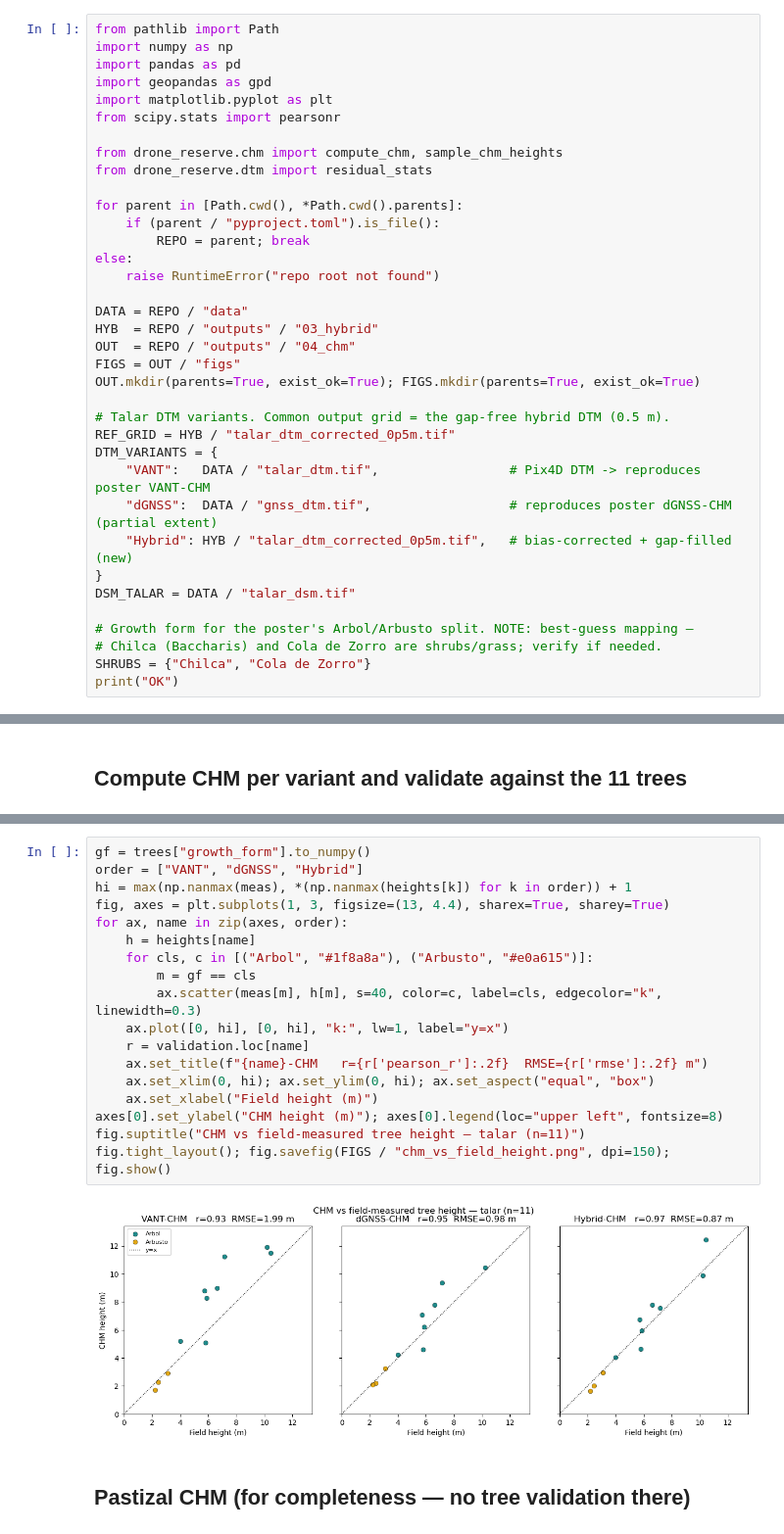
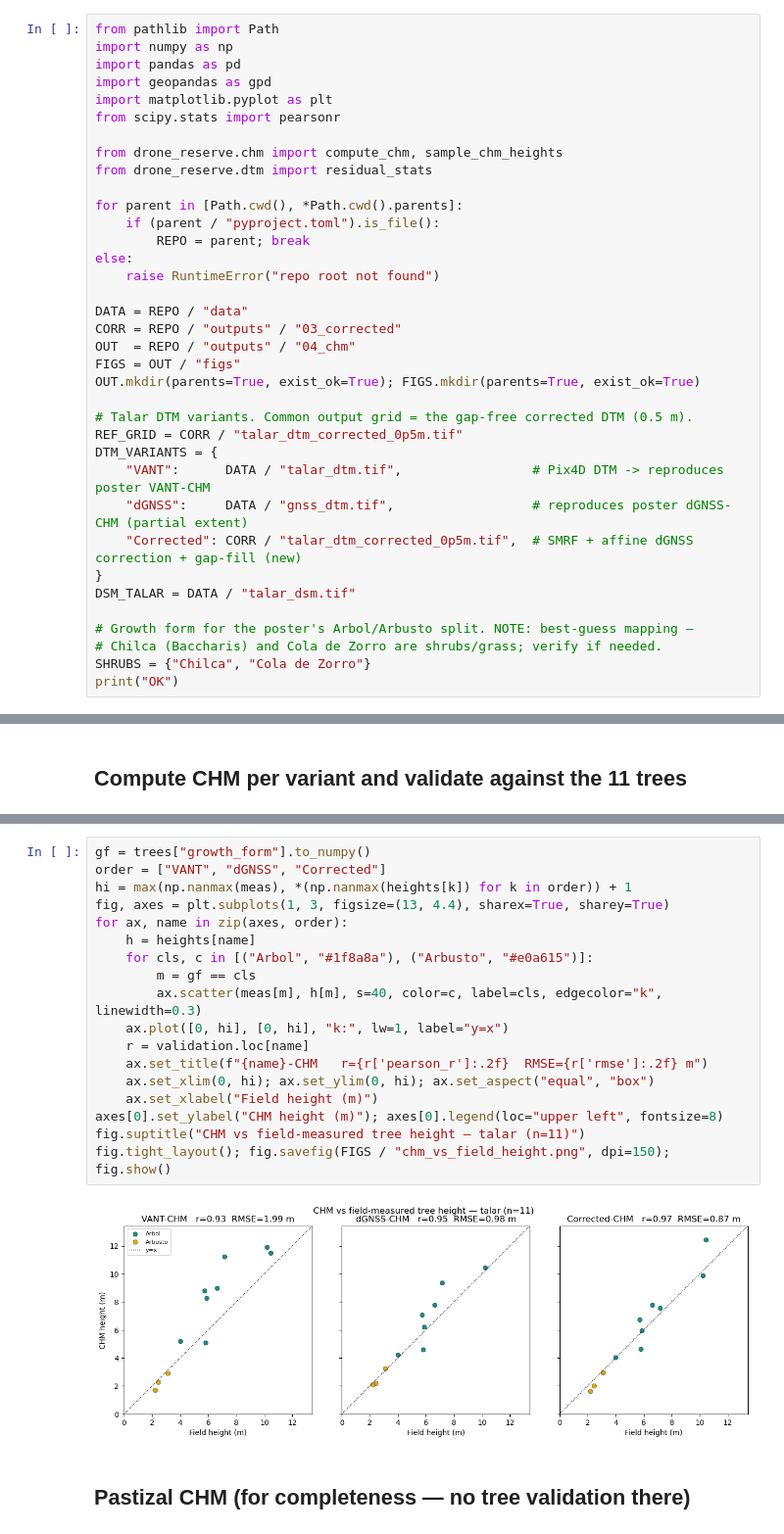
Before and after one commit to FranciscoGBianco/drone-reserve, a Jupyter notebook: notebooks/04_chm.ipynb, the cells around one changed output, grey strips where cells are left out. Shown at 98% size. Drawn from its saved outputs; the diff is of its cells as text.

Commit message:
Changed terminology from hybrid->corrected

```diff
--- a/notebooks/04_chm.ipynb
+++ b/notebooks/04_chm.ipynb
@@ -36,17 +36,17 @@ else:
     raise RuntimeError("repo root not found")
 
 DATA = REPO / "data"
-HYB  = REPO / "outputs" / "03_hybrid"
+CORR = REPO / "outputs" / "03_corrected"
 OUT  = REPO / "outputs" / "04_chm"
 FIGS = OUT / "figs"
 OUT.mkdir(parents=True, exist_ok=True); FIGS.mkdir(parents=True, exist_ok=True)
 
-# Talar DTM variants. Common output grid = the gap-free hybrid DTM (0.5 m).
-REF_GRID = HYB / "talar_dtm_corrected_0p5m.tif"
+# Talar DTM variants. Common output grid = the gap-free corrected DTM (0.5 m).
+REF_GRID = CORR / "talar_dtm_corrected_0p5m.tif"
 DTM_VARIANTS = {
-    "VANT":   DATA / "talar_dtm.tif",                 # Pix4D DTM -> reproduces poster VANT-CHM
-    "dGNSS":  DATA / "gnss_dtm.tif",                  # reproduces poster dGNSS-CHM (partial extent)
-    "Hybrid": HYB / "talar_dtm_corrected_0p5m.tif",   # bias-corrected + gap-filled (new)
+    "VANT":      DATA / "talar_dtm.tif",                 # Pix4D DTM -> reproduces poster VANT-CHM
+    "dGNSS":     DATA / "gnss_dtm.tif",                  # reproduces poster dGNSS-CHM (partial extent)
+    "Corrected": CORR / "talar_dtm_corrected_0p5m.tif",  # SMRF + affine dGNSS correction + gap-fill (new)
 }
 DSM_TALAR = DATA / "talar_dsm.tif"
 
@@ -119,24 +119,24 @@ Poster reported Pearson r = 0.95-0.98 for VANT-CHM and dGNSS-CHM. Colours follow
 the poster's Arbol/Arbusto split.
 # %%
 gf = trees["growth_form"].to_numpy()
-order = ["VANT", "dGNSS", "Hybrid"]
+order = ["VANT", "dGNSS", "Corrected"]
 hi = max(np.nanmax(meas), *(np.nanmax(heights[k]) for k in order)) + 1
 fig, axes = plt.subplots(1, 3, figsize=(13, 4.4), sharex=True, sharey=True)
 for ax, name in zip(axes, order):
     h = heights[name]
     for cls, c in [("Arbol", "#1f8a8a"), ("Arbusto", "#e0a615")]:
         m = gf == cls
         ax.scatter(meas[m], h[m], s=40, color=c, label=cls, edgecolor="k", linewidth=0.3)
     ax.plot([0, hi], [0, hi], "k:", lw=1, label="y=x")
     r = validation.loc[name]
     ax.set_title(f"{name}-CHM   r={r['pearson_r']:.2f}  RMSE={r['rmse']:.2f} m")
     ax.set_xlim(0, hi); ax.set_ylim(0, hi); ax.set_aspect("equal", "box")
     ax.set_xlabel("Field height (m)")
 axes[0].set_ylabel("CHM height (m)"); axes[0].legend(loc="upper left", fontsize=8)
 fig.suptitle("CHM vs field-measured tree height — talar (n=11)")
 fig.tight_layout(); fig.savefig(FIGS / "chm_vs_field_height.png", dpi=150); fig.show()
 # %% [output]
-[figure, old version]
+[figure, new version]
 # %% [markdown]
 ## Pastizal CHM (for completeness — no tree validation there)
 # %%
```
Also changed, not shown: parts of 6 cells of this notebook, 4 other files.
